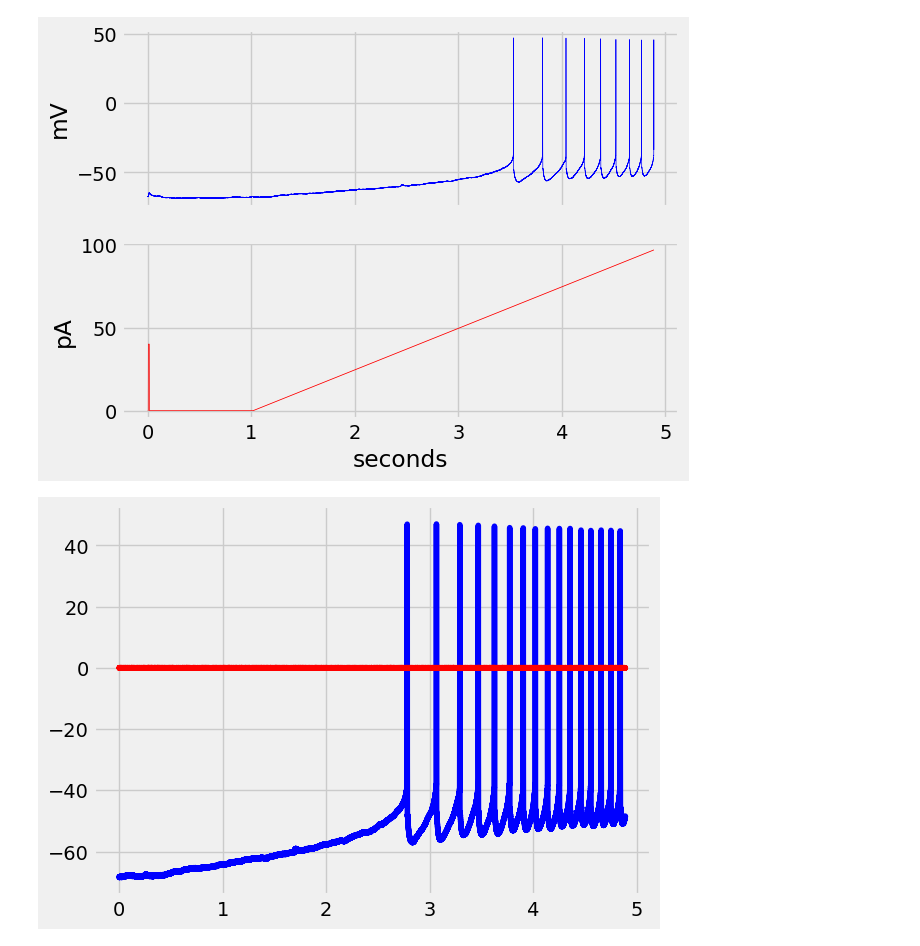
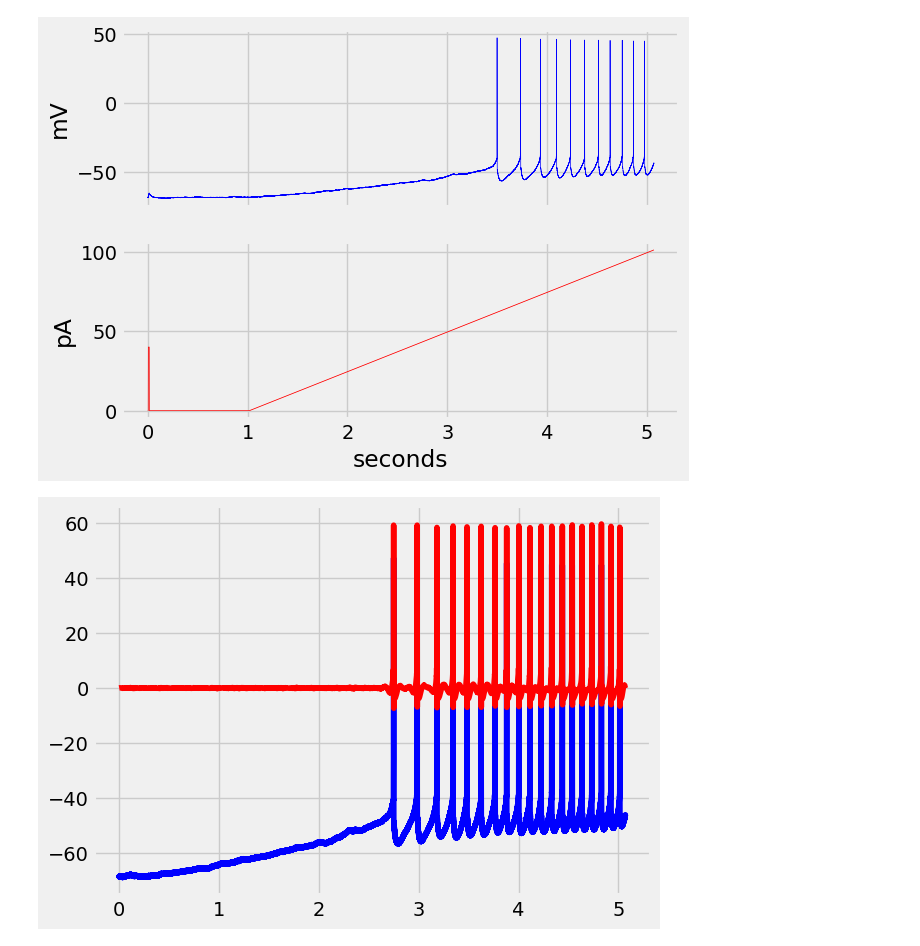
Before and after one commit to lynnha577/cell_classification, a Jupyter notebook: scripts/neuronetwork - homework.ipynb, the cells around one changed output. Cells and saved outputs as stored; diff of their text form; code cells hidden in the pictures.

```diff
--- a/scripts/neuronetwork - homework.ipynb
+++ b/scripts/neuronetwork - homework.ipynb
@@ -13,7 +13,7 @@ ctc = CellTypesCache(manifest_file='cell_types/manifest.json')
 data_set = ctc.get_ephys_data(cell_id)
 sweeps = ctc.get_ephys_sweeps(cell_id)
 
-selected_sweep = 8
+selected_sweep = 6
 sweep_data = data_set.get_sweep(sweeps[selected_sweep]["sweep_number"])
 index_range = sweep_data["index_range"]
 sampling_rate = sweep_data["sampling_rate"] # in Hz
@@ -21,34 +21,48 @@ t = (index_range[1]+1-index_range[0])/ sampling_rate
 
 plot_data(cell_id, selected_sweep, 0, t)
 
 # for i in range(0, len(sweeps)):
 #     print(f"Sweep number is {i}")
 #     if sweeps[i]['stimulus_units'] == 'Volts':
 #         continue
 #     plot_data(cell_id, i, 0, 10)
 
 i = sweep_data["stimulus"][index_range[0]:index_range[1]+1] # in A
 v = sweep_data["response"][index_range[0]:index_range[1]+1] # in V
 i *= 1e12 # to pA
 v *= 1e3 # to mV
 
-lowcut = 10000.0 # Lower cutoff frequency in Hz
-highcut = 50000.0 # Upper cutoff frequency in Hz
+lowcut = 10.0 # Lower cutoff frequency in Hz
+highcut = 500.0 # Upper cutoff frequency in Hz
 order = 4 # Filter order
 
 # 'bandpass' type, 'sos' output recommended for stability
 sos = signal.butter(order, [lowcut, highcut], btype='bandpass', fs = sampling_rate, output='sos')
 
 # 3. Apply the filter to the signal
 filtered_x = signal.sosfiltfilt(sos, v) # Use filtfilt for zero phase shift
 
 sampling_rate = sweep_data["sampling_rate"] # in Hz
 t = (index_range[1]+1-index_range[0])/ sampling_rate
 
 times = np.arange(v.shape[0]) / sampling_rate
 plt.plot(times, v, color = "blue")
 plt.plot(times, filtered_x, color = 'red')
 plt.show()
+
+#plotting single action potential
+start = 2.75
+end = 3.25
+mask = (times >= start) & (times <= end)
+
+plt.plot(times[mask], v[mask], color="blue", label="raw")
+plt.plot(times[mask], filtered_x[mask], color="red", label="filtered")
+
+plt.xlabel("Time (s)")
+plt.ylabel("Voltage (mV)")
+plt.title("Single Action Potential")
+plt.legend()
+plt.show()
 # %% [output]
-[figure, old version]
+[figure, new version]
-[figure, old version]
+[figure, new version]
```
Also changed, not shown: parts of 1 cell of this notebook, 7 other files.
